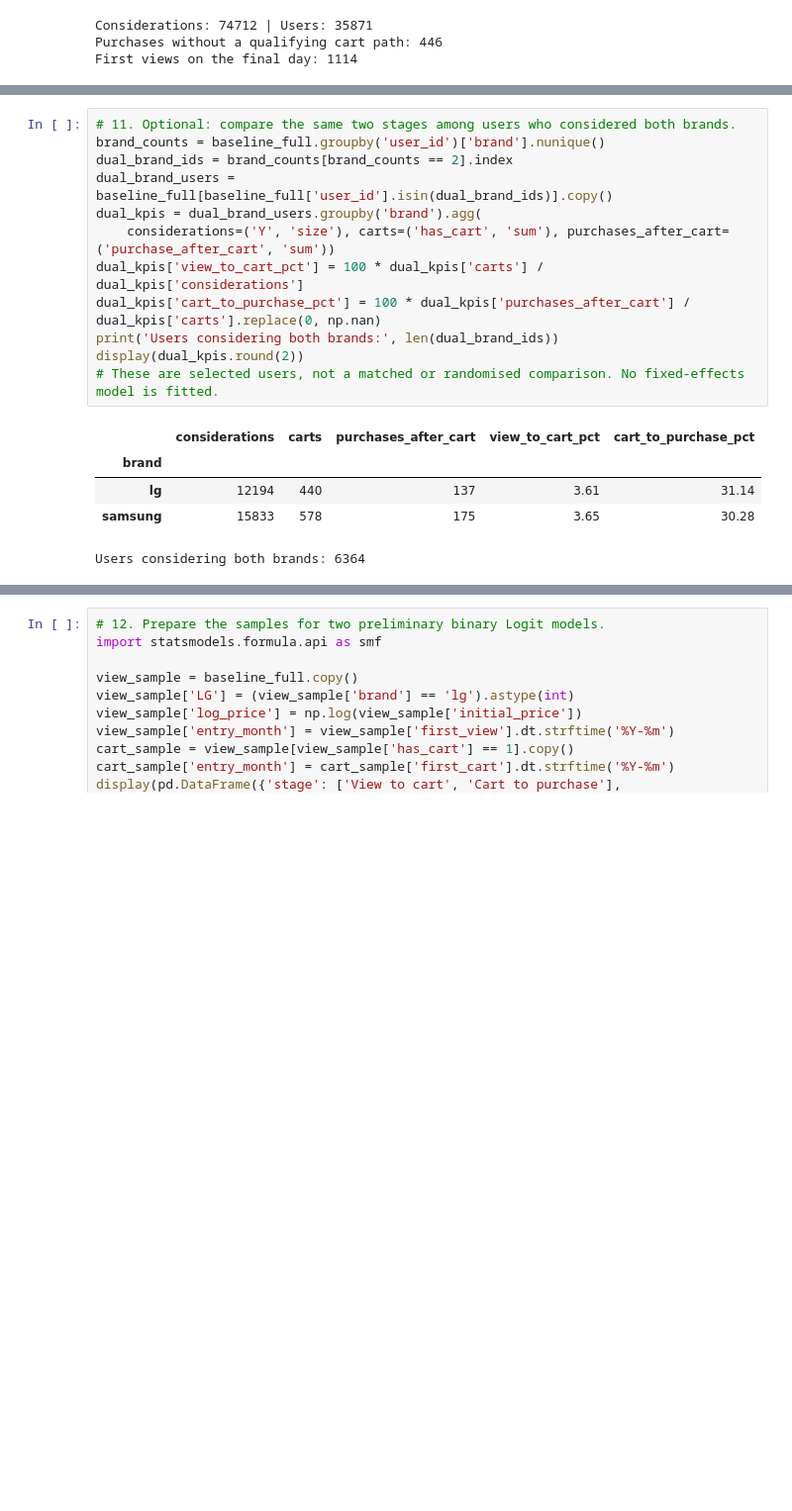
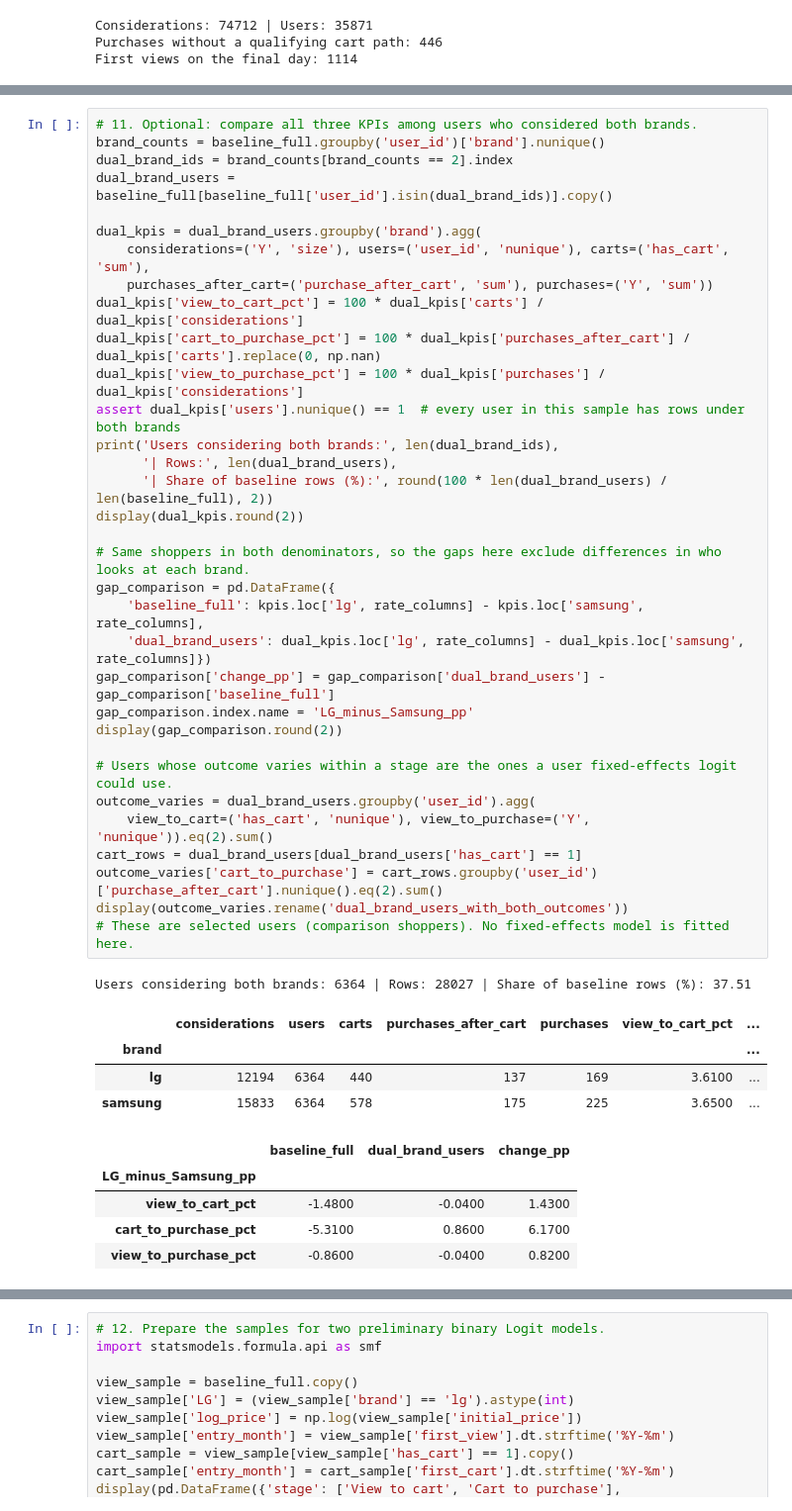
Before and after one commit to Dod0ria/Marketing-Project, a Jupyter notebook: Edoardo_notebook.ipynb, the cells around one changed output, grey strips where cells are left out. Shown at 99% size. Drawn from its saved outputs; the diff is of its cells as text; blank space fills up the shorter version.

Commit message:
updated dual brand analysis

```diff
--- a/Edoardo_notebook.ipynb
+++ b/Edoardo_notebook.ipynb
@@ -207,18 +207,44 @@ display(sensitivity.round(2))
 # %%
-# 11. Optional: compare the same two stages among users who considered both brands.
+# 11. Optional: compare all three KPIs among users who considered both brands.
 brand_counts = baseline_full.groupby('user_id')['brand'].nunique()
 dual_brand_ids = brand_counts[brand_counts == 2].index
 dual_brand_users = baseline_full[baseline_full['user_id'].isin(dual_brand_ids)].copy()
+
 dual_kpis = dual_brand_users.groupby('brand').agg(
-    considerations=('Y', 'size'), carts=('has_cart', 'sum'), purchases_after_cart=('purchase_after_cart', 'sum'))
+    considerations=('Y', 'size'), users=('user_id', 'nunique'), carts=('has_cart', 'sum'),
+    purchases_after_cart=('purchase_after_cart', 'sum'), purchases=('Y', 'sum'))
 dual_kpis['view_to_cart_pct'] = 100 * dual_kpis['carts'] / dual_kpis['considerations']
 dual_kpis['cart_to_purchase_pct'] = 100 * dual_kpis['purchases_after_cart'] / dual_kpis['carts'].replace(0, np.nan)
-print('Users considering both brands:', len(dual_brand_ids))
+dual_kpis['view_to_purchase_pct'] = 100 * dual_kpis['purchases'] / dual_kpis['considerations']
+assert dual_kpis['users'].nunique() == 1  # every user in this sample has rows under both brands
+print('Users considering both brands:', len(dual_brand_ids),
+      '| Rows:', len(dual_brand_users),
+      '| Share of baseline rows (%):', round(100 * len(dual_brand_users) / len(baseline_full), 2))
 display(dual_kpis.round(2))
-# These are selected users, not a matched or randomised comparison. No fixed-effects model is fitted.
+
+# Same shoppers in both denominators, so the gaps here exclude differences in who looks at each brand.
+gap_comparison = pd.DataFrame({
+    'baseline_full': kpis.loc['lg', rate_columns] - kpis.loc['samsung', rate_columns],
+    'dual_brand_users': dual_kpis.loc['lg', rate_columns] - dual_kpis.loc['samsung', rate_columns]})
+gap_comparison['change_pp'] = gap_comparison['dual_brand_users'] - gap_comparison['baseline_full']
+gap_comparison.index.name = 'LG_minus_Samsung_pp'
+display(gap_comparison.round(2))
+
+# Users whose outcome varies within a stage are the ones a user fixed-effects logit could use.
+outcome_varies = dual_brand_users.groupby('user_id').agg(
+    view_to_cart=('has_cart', 'nunique'), view_to_purchase=('Y', 'nunique')).eq(2).sum()
+cart_rows = dual_brand_users[dual_brand_users['has_cart'] == 1]
+outcome_varies['cart_to_purchase'] = cart_rows.groupby('user_id')['purchase_after_cart'].nunique().eq(2).sum()
+display(outcome_varies.rename('dual_brand_users_with_both_outcomes'))
+# These are selected users (comparison shoppers). No fixed-effects model is fitted here.
 # %% [output]
+Users considering both brands: 6364 | Rows: 28027 | Share of baseline rows (%): 37.51
-|  | considerations | carts | purchases_after_cart | view_to_cart_pct | cart_to_purchase_pct |
-| brand |  |  |  |  |  |
-| lg | 12194 | 440 | 137 | 3.61 | 31.14 |
-| samsung | 15833 | 578 | 175 | 3.65 | 30.28 |
+|  | considerations | users | carts | purchases_after_cart | purchases | view_to_cart_pct | ... |
+| brand |  |  |  |  |  |  | ... |
+| lg | 12194 | 6364 | 440 | 137 | 169 | 3.6100 | ... |
+| samsung | 15833 | 6364 | 578 | 175 | 225 | 3.6500 | ... |
-Users considering both brands: 6364
+|  | baseline_full | dual_brand_users | change_pp |
+| LG_minus_Samsung_pp |  |  |  |
+| view_to_cart_pct | -1.4800 | -0.0400 | 1.4300 |
+| cart_to_purchase_pct | -5.3100 | 0.8600 | 6.1700 |
+| view_to_purchase_pct | -0.8600 | -0.0400 | 0.8200 |
```
Also changed, not shown: parts of 8 cells of this notebook.
